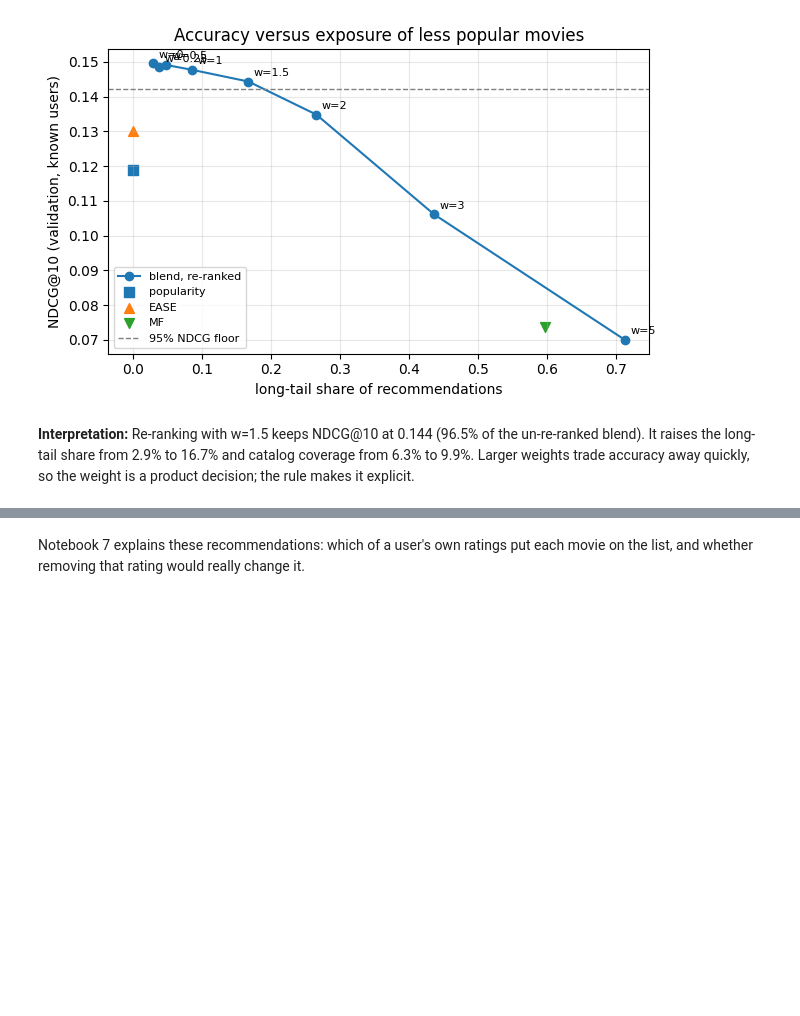
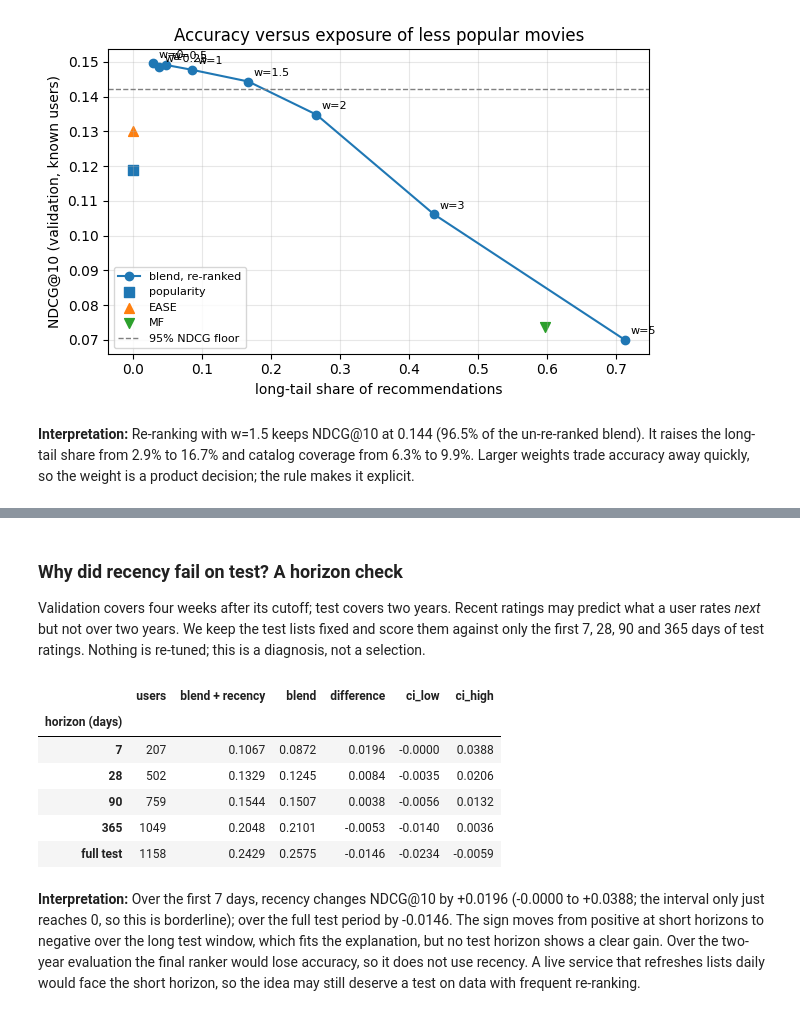
Before and after one commit to zaeem886/cinecue, a Jupyter notebook: notebooks/06_ranking.ipynb, the cells around one changed output, grey strips where cells are left out. Cells and saved outputs as stored; diff of their text form; code cells hidden in the pictures; blank space fills up the shorter version.

```diff
--- a/notebooks/06_ranking.ipynb
+++ b/notebooks/06_ranking.ipynb
@@ -351,3 +391,41 @@ Saved ranking_summary.json to data/processed/.
 # %% [markdown]
-Notebook 7 explains these recommendations: which of a user's own ratings put each movie
-on the list, and whether removing that rating would really change it.
+### Why did recency fail on test? A horizon check
+
+Validation covers four weeks after its cutoff; test covers two years. Recent ratings may
+predict what a user rates *next* but not over two years. We keep the test lists fixed and
+score them against only the first 7, 28, 90 and 365 days of test ratings. Nothing is
+re-tuned; this is a diagnosis, not a selection.
+# %%
+horizon_rows = []
+for days in [7, 28, 90, 365, None]:
+    window = test if days is None else test.loc[test.timestamp <= history.timestamp.max() + days * 86400]
+    part = RankingData(history, window, final_mf, final_ease)
+    part_scores = model_scores(part, final_mf, final_ease, final_ease_recent, final_bias, ALPHA, RECENT_ALPHA,
+                               RECENT_HALF_LIFE)
+    with_recency, without = (part.user_ndcg(part.ranked(part_scores[name])) for name in ["blend + recency", "blend"])
+    result = paired_bootstrap(with_recency, without)
+    horizon_rows.append({"horizon (days)": "full test" if days is None else days, "users": int(part.known.sum()),
+                         "blend + recency": with_recency.mean(), "blend": without.mean(), **result})
+horizon = pd.DataFrame(horizon_rows).set_index("horizon (days)")
+display(horizon)
+short = horizon.iloc[0]
+display(Markdown(
+    f"**Interpretation:** Over the first {horizon.index[0]} days, recency changes NDCG@10 by {short.difference:+.4f} "
+    f"({short.ci_low:+.4f} to {short.ci_high:+.4f}"
+    + ("; the interval only just reaches 0, so this is borderline" if -0.002 < short.ci_low <= 0 else "")
+    + f"); over the full test period by {horizon.iloc[-1].difference:+.4f}. "
+    "The sign moves from positive at short horizons to negative over the long test window, which fits the "
+    + ("explanation, but no test horizon shows a clear gain. " if (horizon.ci_low <= 0).all() else
+       "explanation; short horizons show a reliable gain. ")
+    + "Over the two-year evaluation the final ranker would lose accuracy, so it does not use recency. "
+    "A live service that refreshes lists daily would face the short horizon, so the idea may still deserve a test "
+    "on data with frequent re-ranking."))
+# %% [output]
+|  | users | blend + recency | blend | difference | ci_low | ci_high |
+| horizon (days) |  |  |  |  |  |  |
+| 7 | 207 | 0.1067 | 0.0872 | 0.0196 | -0.0000 | 0.0388 |
+| 28 | 502 | 0.1329 | 0.1245 | 0.0084 | -0.0035 | 0.0206 |
+| 90 | 759 | 0.1544 | 0.1507 | 0.0038 | -0.0056 | 0.0132 |
+| 365 | 1049 | 0.2048 | 0.2101 | -0.0053 | -0.0140 | 0.0036 |
+| full test | 1158 | 0.2429 | 0.2575 | -0.0146 | -0.0234 | -0.0059 |
+**Interpretation:** Over the first 7 days, recency changes NDCG@10 by +0.0196 (-0.0000 to +0.0388; the interval only just reaches 0, so this is borderline); over the full test period by -0.0146. The sign moves from positive at short horizons to negative over the long test window, which fits the explanation, but no test horizon shows a clear gain. Over the two-year evaluation the final ranker would lose accuracy, so it does not use recency. A live service that refreshes lists daily would face the short horizon, so the idea may still deserve a test on data with frequent re-ranking.
```
Also changed, not shown: parts of 14 cells of this notebook, 1 other file.
